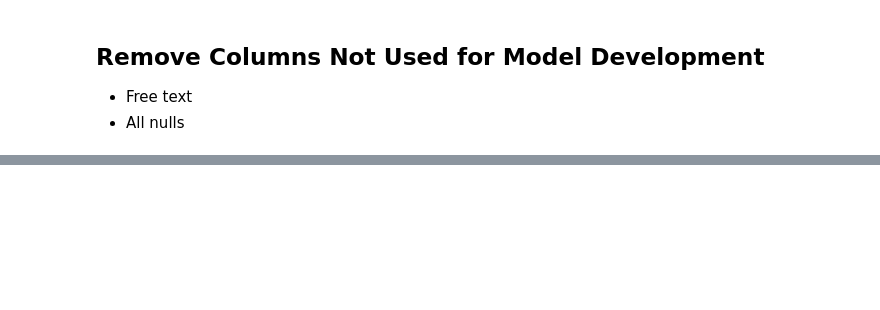
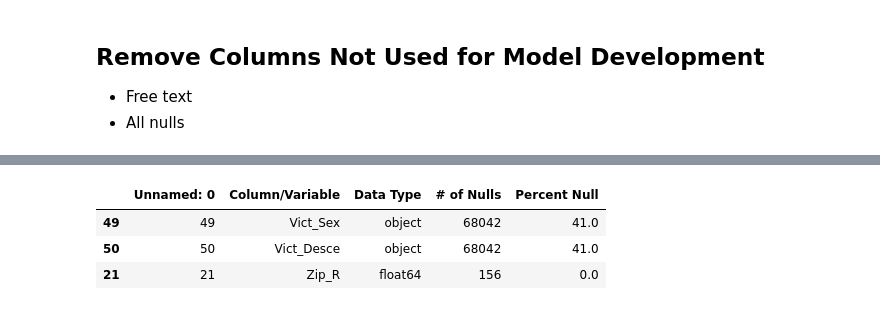
Before and after one commit to MSADS-Capstone/navigating_crime, a Jupyter notebook: Code Library/data_preparation.ipynb, the cells around one changed output, grey strips where cells are left out. Saved outputs shown, nothing was run; the diff lists cells and outputs as text; code cells hidden in the pictures; blank space fills up the shorter version.

```diff
--- a/Code Library/data_preparation.ipynb
+++ b/Code Library/data_preparation.ipynb
@@ -94,6 +116,9 @@ df['Victim_Desc'] = df['Vict_Desce'].map({'A':'Other Asian', 'B':'Black', 'C':
 # %%
-# read in data_types dataframe from text file
-data_types = pd.read_csv('data_types.txt')
+# read in data_types dataframe from .csv file
+data_types = pd.read_csv(data_path2+'data_types.csv')
+# %%
+pd.set_option('display.max_rows', None)
+data_types = data_types.sort_values(by='# of Nulls',ascending=False)
 # %% [markdown]
 ## Remove Columns Not Used for Model Development
 
@@ -101,0 +200,3 @@ data_types = pd.read_csv('data_types.txt')
+# %%
+development_cols = df_ml.columns.to_list()
+development_cols
@@ -101,0 +222,6 @@ data_types = pd.read_csv('data_types.txt')
+# %%
+# append original preprocessed list to development_cols list
+
+dev_null_check = development_cols + preprocess1
+dev_null_check = [e for e in dev_null_check  if e not in preprocess2]
+dev_null_check
@@ -101,0 +247,8 @@ data_types = pd.read_csv('data_types.txt')
+# %%
+development_nulls = data_types[data_types['Column/Variable'].isin(dev_null_check)]
+development_nulls[development_nulls['# of Nulls']>0]
+# %% [output]
+|  | Unnamed: 0 | Column/Variable | Data Type | # of Nulls | Percent Null |
+| 49 | 49 | Vict_Sex | object | 68042 | 41.0 |
+| 50 | 50 | Vict_Desce | object | 68042 | 41.0 |
+| 21 | 21 | Zip_R | float64 | 156 | 0.0 |
```
Also changed, not shown: parts of 10 cells of this notebook, 4 other files.
